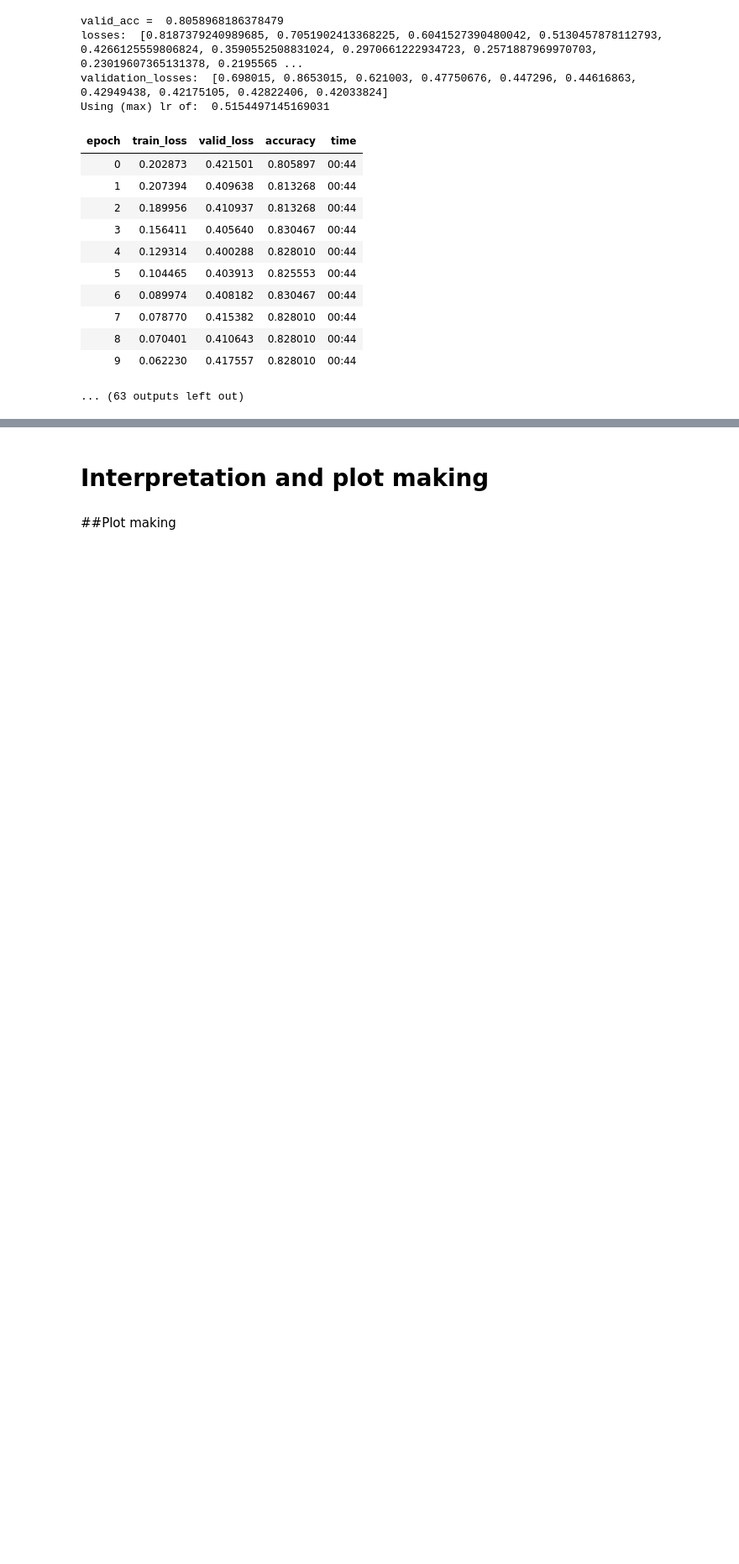
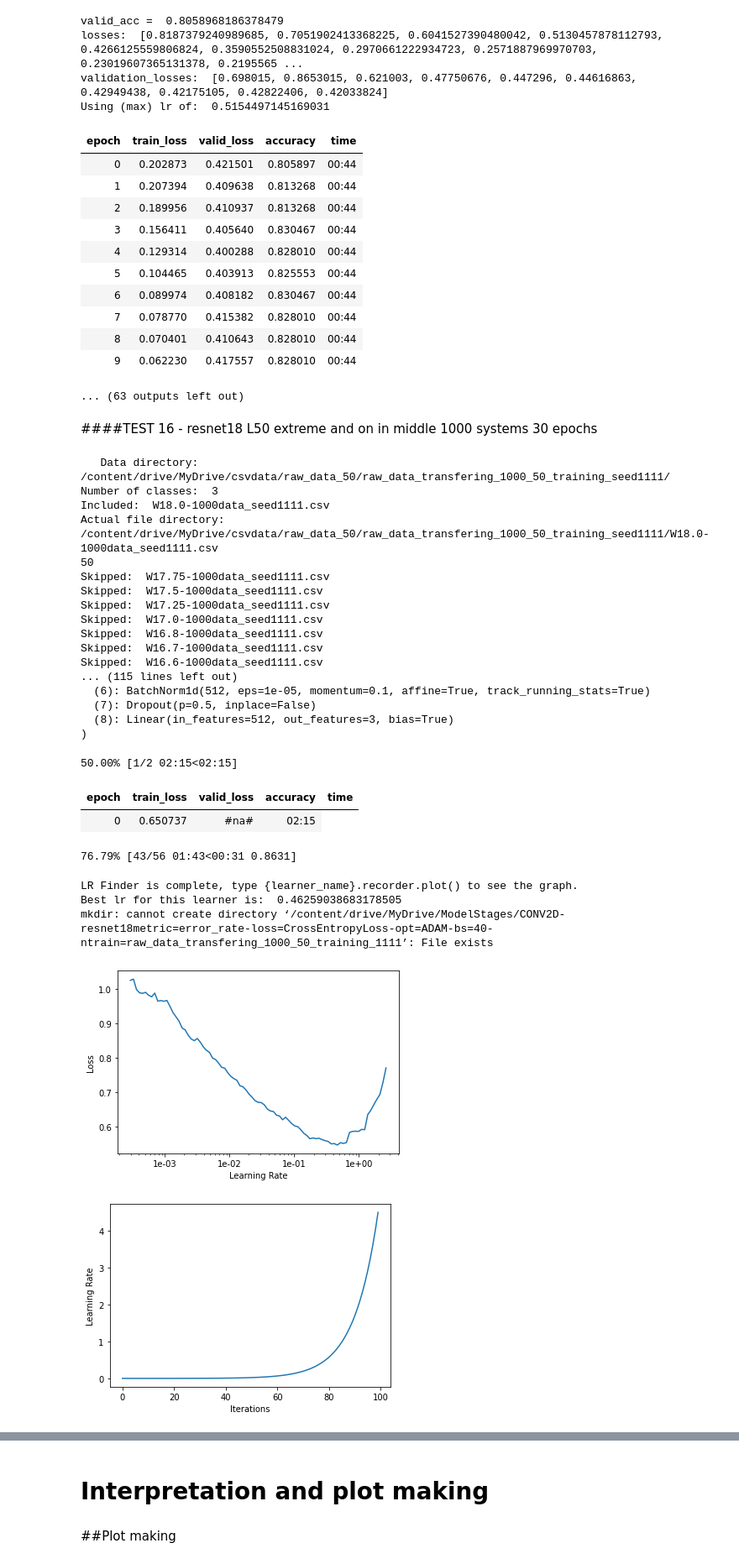
Before and after one commit to XateroX/MachineLearning-3DAnderson, a Jupyter notebook: current/Master_GColab_AM_Train_3D_FastAI.ipynb, the cells around one changed output, grey strips where cells are left out. Shown at 84% size. Cells and saved outputs as stored; diff of their text form; code cells hidden in the pictures; blank space fills up the shorter version.

```diff
--- a/current/Master_GColab_AM_Train_3D_FastAI.ipynb
+++ b/current/Master_GColab_AM_Train_3D_FastAI.ipynb
@@ -1752,3 +1753,40 @@ Using (max) lr of:  0.5154497145169031
 | 8 | 0.070401 | 0.410643 | 0.828010 | 00:44 |
 | 9 | 0.062230 | 0.417557 | 0.828010 | 00:44 |
 ... (63 outputs left out)
+# %% [markdown]
+####TEST 16 - resnet18 L50 extreme and on in middle 1000 systems 30 epochs
+# %%
+#TEST 16 - resnet18 L50 extreme and one in middle 1000 systems 30 epochs
+folder   = 'raw_data_transfering_1000_'
+d_type   = d_type_opt[0]
+seed     = str(1111)
+sys_size = 50
+
+create_learner(folder, d_type, seed, sys_size, show_model=False, extr=False, batch_size=40, model=models.resnet18, model_str='resnet18', inc_spec_features=[-1,0,9])
+# %% [output]
+   Data directory:  /content/drive/MyDrive/csvdata/raw_data_50/raw_data_transfering_1000_50_training_seed1111/
+Number of classes:  3
+Included:  W18.0-1000data_seed1111.csv
+Actual file directory:  /content/drive/MyDrive/csvdata/raw_data_50/raw_data_transfering_1000_50_training_seed1111/W18.0-1000data_seed1111.csv
+50
+Skipped:  W17.75-1000data_seed1111.csv
+Skipped:  W17.5-1000data_seed1111.csv
+Skipped:  W17.25-1000data_seed1111.csv
+Skipped:  W17.0-1000data_seed1111.csv
+Skipped:  W16.8-1000data_seed1111.csv
+Skipped:  W16.7-1000data_seed1111.csv
+Skipped:  W16.6-1000data_seed1111.csv
+... (115 lines left out)
+  (6): BatchNorm1d(512, eps=1e-05, momentum=0.1, affine=True, track_running_stats=True)
+  (7): Dropout(p=0.5, inplace=False)
+  (8): Linear(in_features=512, out_features=3, bias=True)
+)
+50.00% [1/2 02:15<02:15]
+| epoch | train_loss | valid_loss | accuracy | time |
+| 0 | 0.650737 | #na# | 02:15 |
+76.79% [43/56 01:43<00:31 0.8631]
+LR Finder is complete, type {learner_name}.recorder.plot() to see the graph.
+Best lr for this learner is:  0.46259038683178505
+mkdir: cannot create directory ‘/content/drive/MyDrive/ModelStages/CONV2D-resnet18metric=error_rate-loss=CrossEntropyLoss-opt=ADAM-bs=40-ntrain=raw_data_transfering_1000_50_training_1111’: File exists
+[figure, added]
+[figure, added]
```
Also changed, not shown: parts of 7 cells of this notebook.
